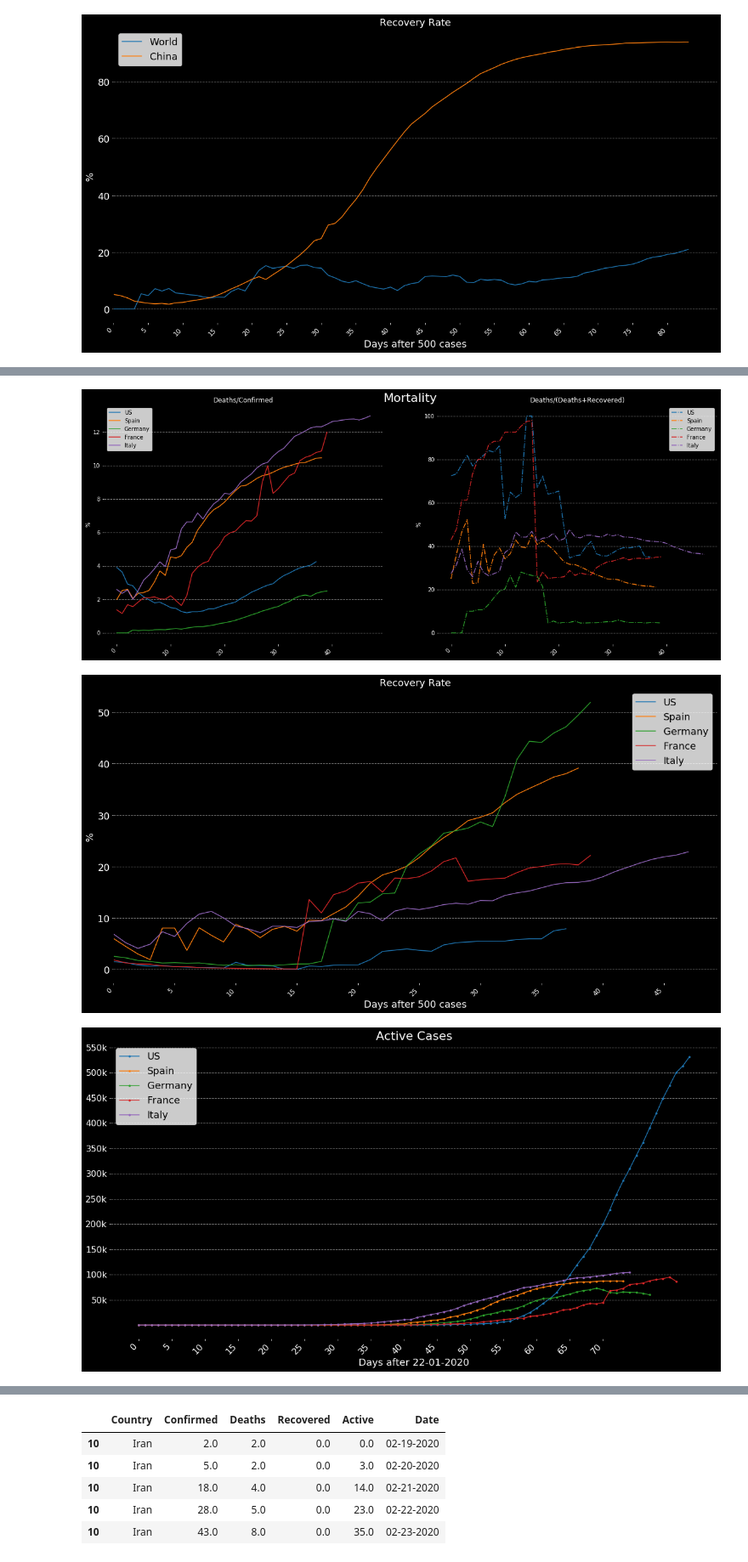
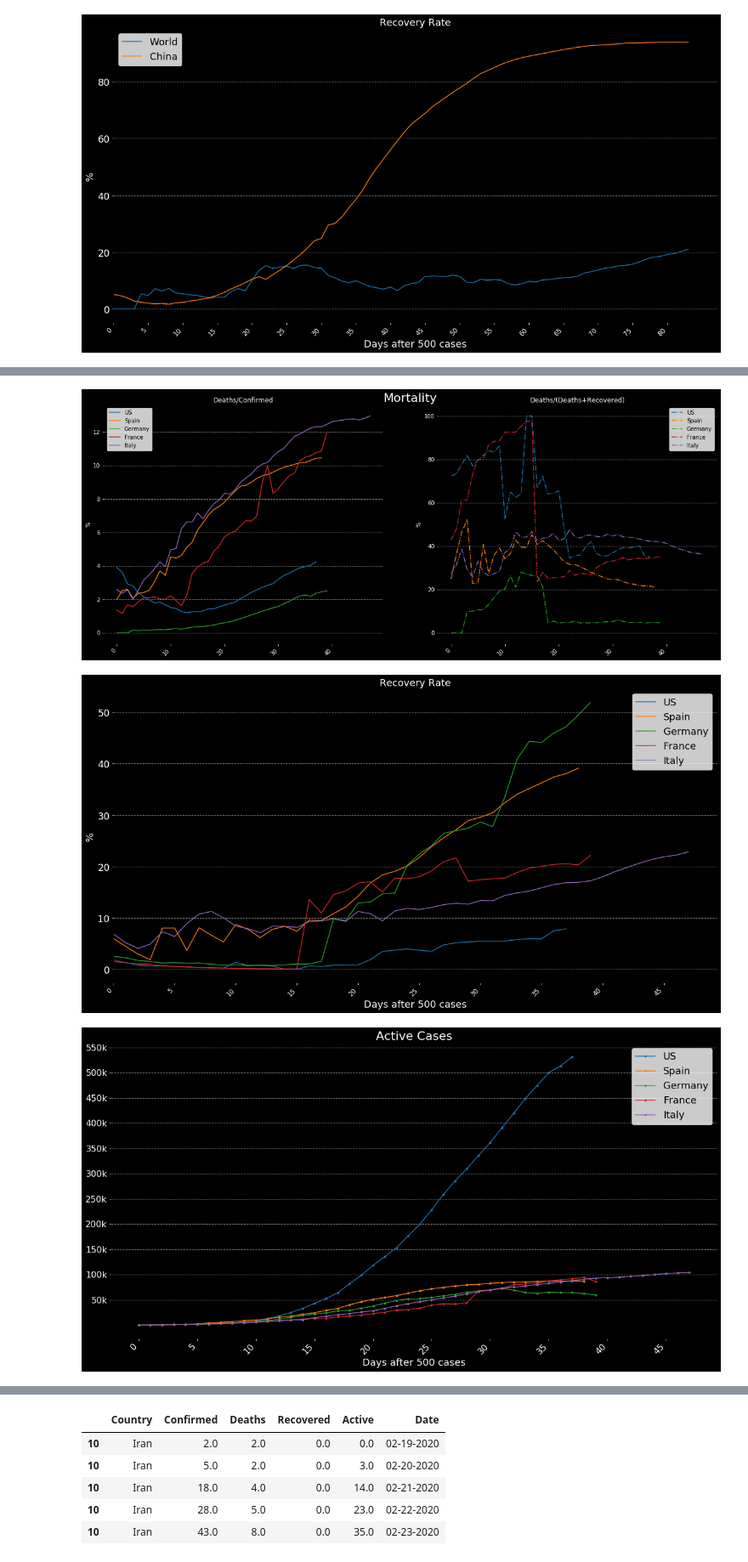
Before and after one commit to Thiagobc23/COVID-19, a Jupyter notebook: 01_COVID19.ipynb, the cells around one changed output, grey strips where cells are left out. Shown at 85% size. Drawn from its saved outputs; the diff is of its cells as text; code cells hidden in the pictures.

```diff
--- a/01_COVID19.ipynb
+++ b/01_COVID19.ipynb
@@ -476,7 +476,7 @@ def plot_contry_a(name, first_file='01-22-2020', start='01-23-2020', end=today,
 
     #title
     plt.xticks(x[::5],rotation=45, ha='right', fontsize=12)
-    plt.xlabel('Days after 22-01-2020', fontsize=18)
+    plt.xlabel('Days after 500 cases', fontsize=18)
     plt.title('Active Cases', fontsize=22, color='white')
 
     #Colors
@@ -594,39 +594,39 @@ plt.savefig('img/mort_top.png', facecolor='black', edgecolor='none')
 # Recovery
 fig, ax = plt.subplots(1, figsize=(20,10), facecolor='black')
 
 plot_contry_r(['US'], '03-08-2020', '03-09-2020')
 plot_contry_r(['Spain'], '03-07-2020', '03-08-2020')
 plot_contry_r(['Germany'], '03-06-2020', '03-07-2020')
 plot_contry_r(['France'], '03-06-2020', '03-07-2020')
 plot_contry_r(['Italy'], '02-27-2020', '02-28-2020')
 
 plt.xlim(0,)
 
 plt.legend(['US', 'Spain', 'Germany', 'France', 'Italy'], fontsize=18)
 plt.savefig('img/rec_top.png', facecolor='black', edgecolor='none')
 
 # Active
 fig, ax = plt.subplots(1, figsize=(20,10), facecolor='black')
 
-plot_contry_a(['US'])
-plot_contry_a(['Spain'])
-plot_contry_a(['Germany'])
-plot_contry_a(['France'])
-plot_contry_a(['Italy'])
+plot_contry_a(['US'], '03-08-2020', '03-09-2020')
+plot_contry_a(['Spain'], '03-07-2020', '03-08-2020')
+plot_contry_a(['Germany'], '03-06-2020', '03-07-2020')
+plot_contry_a(['France'], '03-06-2020', '03-07-2020')
+plot_contry_a(['Italy'], '02-27-2020', '02-28-2020')
 
 yticks = np.arange(50000, 550001, 50000)
 yticks_label =[str(i)[:-3] + 'k' for i in yticks]
 
 plt.yticks(yticks, labels = yticks_label, fontsize=16)
 plt.xticks(fontsize=16)
 plt.legend(['US', 'Spain', 'Germany', 'France', 'Italy'], fontsize=18)
 
 plt.savefig('img/active_top.png', facecolor='black', edgecolor='none')
 # %% [output]
 [figure]
 [figure]
 [figure]
-[figure, old version]
+[figure, new version]
 # %%
 # SK hit 500 on 2/23/20
 # Brazil hit 500 on 3/19/20
```
Also changed, not shown: parts of 1 cell of this notebook, 2 other files.
